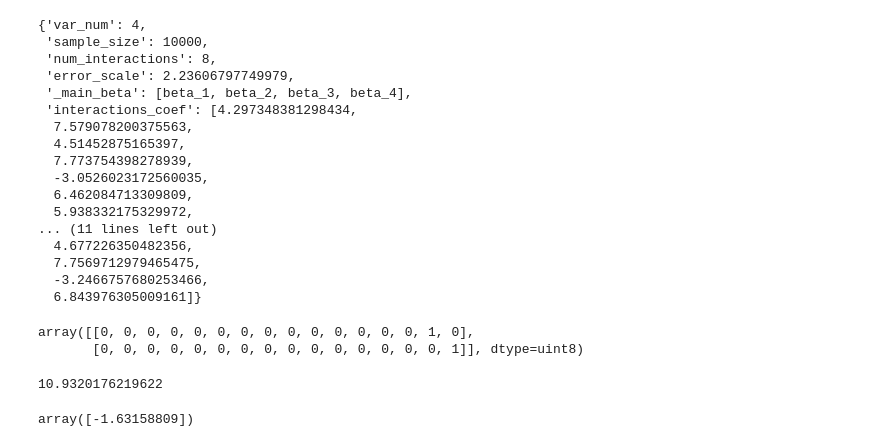
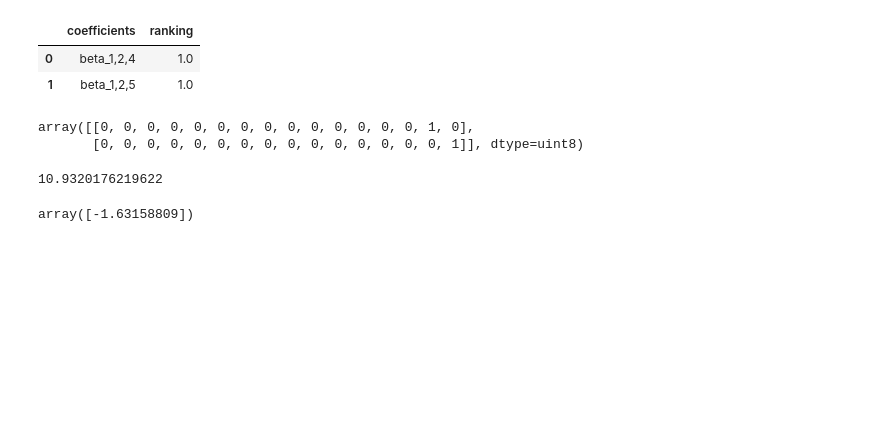
Before and after one commit to leeparkuky/barcode, a Jupyter notebook: get_better_codes.ipynb, the cells around one changed output. Cells and saved outputs as stored; diff of their text form; code cells hidden in the pictures; blank space fills up the shorter version.

```diff
--- a/get_better_codes.ipynb
+++ b/get_better_codes.ipynb
@@ -170,23 +93,9 @@ ranking
-# %%
-config
-# %% [output]
-{'var_num': 4,
- 'sample_size': 10000,
- 'num_interactions': 8,
- 'error_scale': 2.23606797749979,
- '_main_beta': [beta_1, beta_2, beta_3, beta_4],
- 'interactions_coef': [4.297348381298434,
-  7.579078200375563,
-  4.51452875165397,
-  7.773754398278939,
-  -3.0526023172560035,
-  6.462084713309809,
-  5.938332175329972,
-... (11 lines left out)
-  4.677226350482356,
-  7.7569712979465475,
-  -3.2466757680253466,
-  6.843976305009161]}
+# %%
+ranking.loc[ranking.coefficients.isin(config['_interactions_coefficients'].keys()),['coefficients','ranking']].reset_index(drop = True)
+# %% [output]
+|  | coefficients | ranking |
+| 0 | beta_1,2,4 | 1.0 |
+| 1 | beta_1,2,5 | 1.0 |
 # %%
 cell_means = gen.find_groupby_means().compute().y.to_numpy()
 kwargs = {"L_inv": gen.L_inv, "cell_means": cell_means, "cell_means_covariance": gen.cell_means_covariance, "sample_size": gen.sample_size}
```
Also changed, not shown: parts of 22 cells of this notebook, 15 other files.
